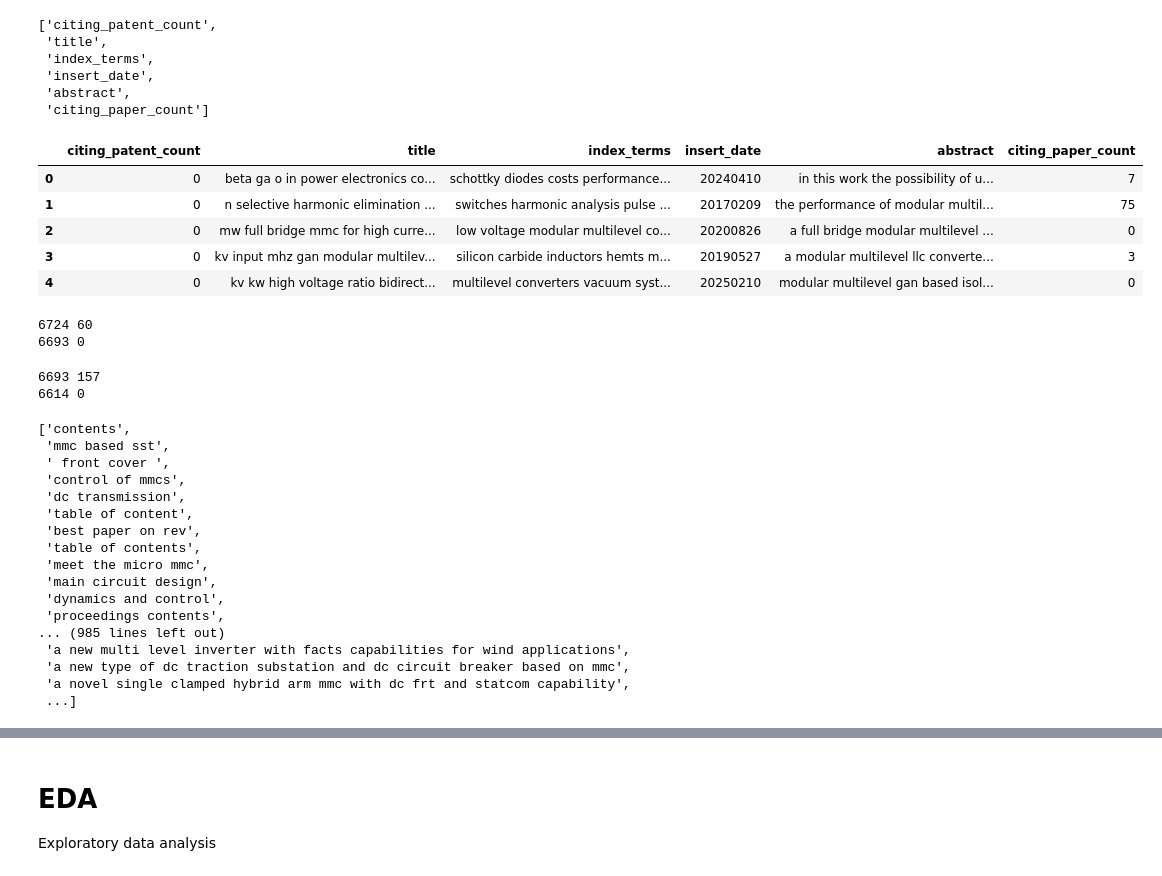
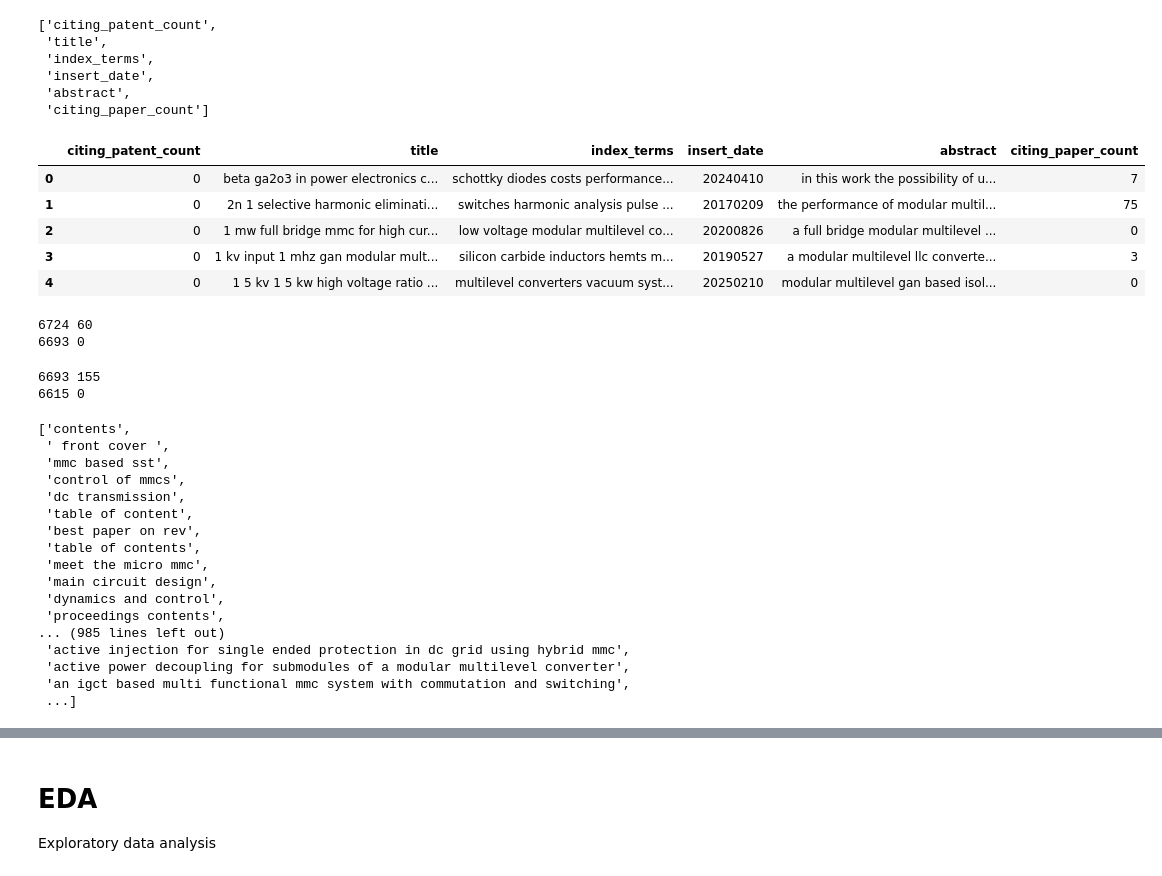
Before and after one commit to pabloajimenezc/SOTA, a Jupyter notebook: notebooks/02_data_preprocessing.ipynb, the cells around one changed output, grey strips where cells are left out. Saved outputs shown, nothing was run; the diff lists cells and outputs as text; code cells hidden in the pictures.

```diff
--- a/notebooks/02_data_preprocessing.ipynb
+++ b/notebooks/02_data_preprocessing.ipynb
@@ -263,21 +264,21 @@ numeric_cols = [
     'citing_paper_count'
 ]
 # %%
-# Text columns to lower case and remove special characters
+# Text columns to lower case and remove special characters (let numbers)
 for col in text_cols:
     data[col] = data[col].str.lower()                               # Lower case
-    data[col] = data[col].str.replace(r'[^a-z\s]', ' ', regex=True) # Remove spacial characters
+    data[col] = data[col].str.replace(r'[^a-z0-9\s]', ' ', regex=True) # Remove spacial characters
     data[col] = data[col].str.split(r'\s+')                         # Remove multiple spaces, convert to list
     data[col] = data[col].apply(lambda x: ' '.join(x))              # Convert back to string
 
 data.head()
 # %% [output]
 |  | citing_patent_count | title | index_terms | insert_date | abstract | citing_paper_count |
-| 0 | 0 | beta ga o in power electronics co... | schottky diodes costs performance... | 20240410 | in this work the possibility of u... | 7 |
-| 1 | 0 | n selective harmonic elimination ... | switches harmonic analysis pulse ... | 20170209 | the performance of modular multil... | 75 |
-| 2 | 0 | mw full bridge mmc for high curre... | low voltage modular multilevel co... | 20200826 | a full bridge modular multilevel ... | 0 |
-| 3 | 0 | kv input mhz gan modular multilev... | silicon carbide inductors hemts m... | 20190527 | a modular multilevel llc converte... | 3 |
-| 4 | 0 | kv kw high voltage ratio bidirect... | multilevel converters vacuum syst... | 20250210 | modular multilevel gan based isol... | 0 |
+| 0 | 0 | beta ga2o3 in power electronics c... | schottky diodes costs performance... | 20240410 | in this work the possibility of u... | 7 |
+| 1 | 0 | 2n 1 selective harmonic eliminati... | switches harmonic analysis pulse ... | 20170209 | the performance of modular multil... | 75 |
+| 2 | 0 | 1 mw full bridge mmc for high cur... | low voltage modular multilevel co... | 20200826 | a full bridge modular multilevel ... | 0 |
+| 3 | 0 | 1 kv input 1 mhz gan modular mult... | silicon carbide inductors hemts m... | 20190527 | a modular multilevel llc converte... | 3 |
+| 4 | 0 | 1 5 kv 1 5 kw high voltage ratio ... | multilevel converters vacuum syst... | 20250210 | modular multilevel gan based isol... | 0 |
 # %%
 # Remove duplicated rows by abstract, keeping the one with greater citing_paper_count
 
@@ -307,6 +308,6 @@ data.drop(columns=['abstract_length'], inplace=True)
 
 print(len(data), data.duplicated(subset=[col], keep=False).sum())
 # %% [output]
-6693 157
-6614 0
+6693 155
+6615 0
 # %%
@@ -333,8 +336,8 @@ col = 'title'
 sorted(data[col].value_counts().sort_values().index.tolist(), key=len)
 # %% [output]
 ['contents',
+ ' front cover ',
  'mmc based sst',
- ' front cover ',
  'control of mmcs',
  'dc transmission',
  'table of content',
@@ -345,9 +348,9 @@ sorted(data[col].value_counts().sort_values().index.tolist(), key=len)
  'dynamics and control',
  'proceedings contents',
 ... (985 lines left out)
- 'a new multi level inverter with facts capabilities for wind applications',
- 'a new type of dc traction substation and dc circuit breaker based on mmc',
- 'a novel single clamped hybrid arm mmc with dc frt and statcom capability',
+ 'active injection for single ended protection in dc grid using hybrid mmc',
+ 'active power decoupling for submodules of a modular multilevel converter',
+ 'an igct based multi functional mmc system with commutation and switching',
  ...]
 # %%
 # Remove data with suspicious title
```
Also changed, not shown: parts of 19 cells of this notebook, 2 other files.
